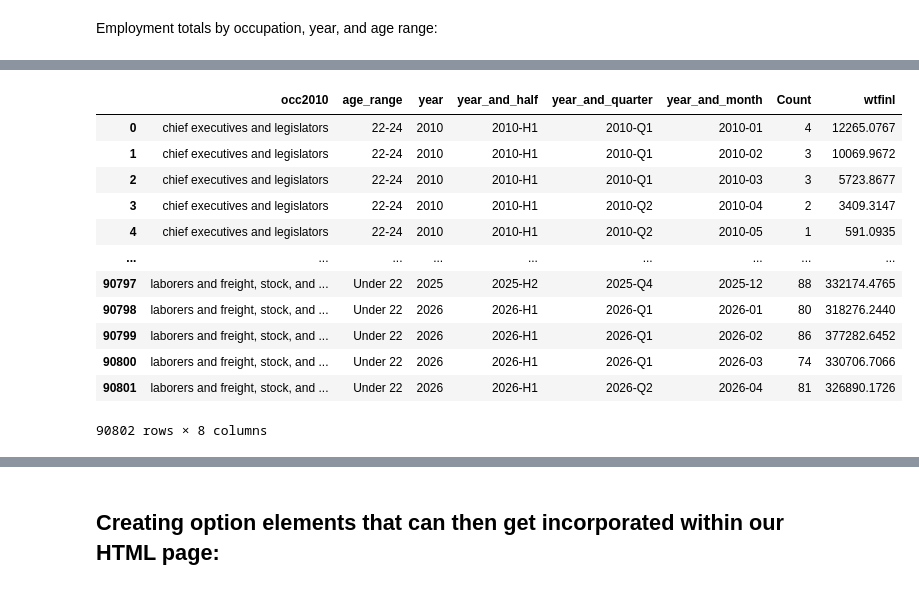
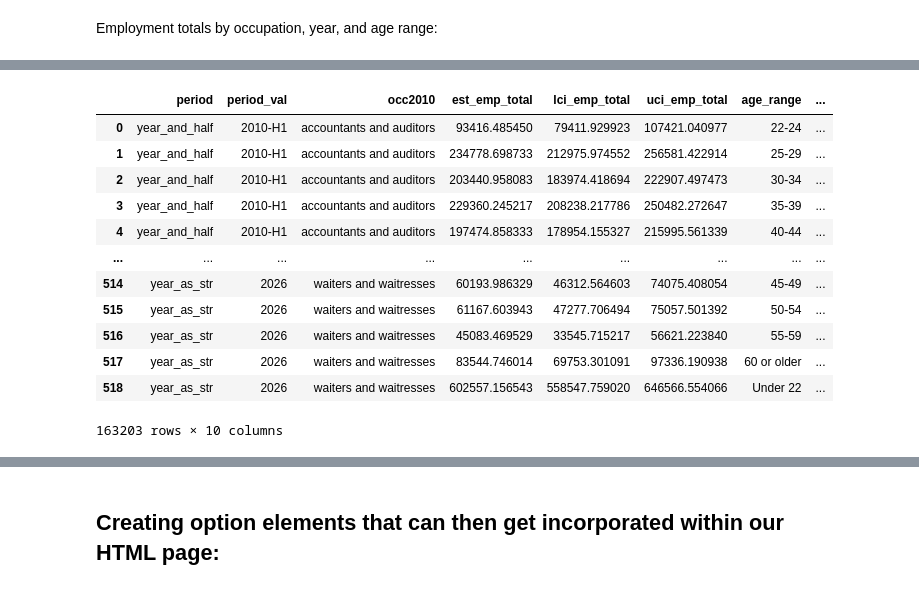
Before and after one commit to kburchfiel/employment_trends, a Jupyter notebook: employment_trends.ipynb, the cells around one changed output, grey strips where cells are left out. Drawn from its saved outputs; the diff is of its cells as text; code cells hidden in the pictures.

```diff
--- a/employment_trends.ipynb
+++ b/employment_trends.ipynb
@@ -156,0 +1164,9 @@ Exporting the dataset into a format that can get read more easily by Danfo.js:
+# %%
+# Trimming out columns that won't be need for the dashboard should help
+# our page load faster.
+# NOTE: If you'll need to keep unemployment %s and employment totals separate in order to save space, you can create
+# two separate cols-for-dashboard lists, one for each type, and then use those to more efficiently save your data to .txt/.csv files.
+cols_for_dashboard = ['period', 'period_val', 'occ2010', 'est_emp_total',
+'lci_emp_total', 'uci_emp_total', 'age_range',
+'Response_Count_emp_total',
+'error_upper_emp_total', 'error_lower_emp_total']
@@ -157,6 +1218,6 @@ Exporting the dataset into a format that can get read more easily by Danfo.js:
 # %%
-with open('datasets/df_occ_by_year.txt', mode = 'w') as file:
-    file.write(str(df_occ_by_year.to_dict(orient='list')))
+with open('Datasets/df_emp_totals_combined.txt', mode = 'w') as file:
+    file.write(str(df_full_emp_totals[cols_for_dashboard].to_dict(orient='list')))
     # Note: the 'list' option produces a more compact file (and thus allows
     # for faster load times) than does the 'records' option, which I had
     # used previously.
@@ -163 +1226,19 @@ with open('datasets/df_occ_by_year.txt', mode = 'w') as file:
+# %%
+with open('Datasets/df_emp_totals_by_period_only.txt', mode = 'w') as file:
+    file.write(str(df_full_emp_totals[cols_for_dashboard].query(
+    "age_range == 'All'").fillna('null').reset_index(drop=True).to_dict(orient='list')))
+    # Note: the 'list' option produces a more compact file (and thus allows
+    # for faster load times) than does the 'records' option, which I had
+    # used previously.
+    # The existing nan values for missing data in our DataFrame will produce
+    # an error within JavaScript, so we'll convert them to 'null' instead.
+    # See https://www.json.org/json-en.html and
+    # https://stackoverflow.com/questions/6601812/sending-nan-in-json
+# %%
+with open('Datasets/df_emp_totals_by_period_and_age_range.txt', mode = 'w') as file:
+    file.write(str(df_full_emp_totals[cols_for_dashboard].query(
+    "age_range != 'All'").fillna('null').reset_index(drop=True).to_dict(orient='list')))
+    # Note: the 'list' option produces a more compact file (and thus allows
+    # for faster load times) than does the 'records' option, which I had
+    # used previously.
 # %%
@@ -237,26 +1256,27 @@ unique_age_ranges
 # %%
-df_occ_by_year_and_age = df.query("(occ2010 in @large_occupations) & (employed == 1)").pivot_table(
-index = ['occ2010', 'age_range', 'year', 'year_and_half', 'year_and_quarter', 'year_and_month'],
-values = ['wtfinl', 'Count'], aggfunc = 'sum').reset_index()
+df_emp_totals_by_year_and_age = df_full_emp_totals[
+cols_for_dashboard].query(
+"(occ2010 in @large_occupations) & age_range != 'All'").copy()
 
-with open('datasets/df_occ_by_year_and_age.txt', mode = 'w') as file:
-    file.write(str(df_occ_by_year_and_age.to_dict(orient='list')))
+with open('Datasets/df_large_occ_emp_totals_by_period_and_age_range.txt',
+mode = 'w') as file:
+    file.write(str(df_emp_totals_by_year_and_age.fillna('null').to_dict(orient='list')))
     # Note: the 'list' option produces a more compact file (and thus allows
     # for faster load times) than does the 'records' option, which I had
     # used previously.
 
-df_occ_by_year_and_age
+df_emp_totals_by_year_and_age
 # %% [output]
-|  | occ2010 | age_range | year | year_and_half | year_and_quarter | year_and_month | Count | wtfinl |
-| 0 | chief executives and legislators | 22-24 | 2010 | 2010-H1 | 2010-Q1 | 2010-01 | 4 | 12265.0767 |
-| 1 | chief executives and legislators | 22-24 | 2010 | 2010-H1 | 2010-Q1 | 2010-02 | 3 | 10069.9672 |
-| 2 | chief executives and legislators | 22-24 | 2010 | 2010-H1 | 2010-Q1 | 2010-03 | 3 | 5723.8677 |
-| 3 | chief executives and legislators | 22-24 | 2010 | 2010-H1 | 2010-Q2 | 2010-04 | 2 | 3409.3147 |
-| 4 | chief executives and legislators | 22-24 | 2010 | 2010-H1 | 2010-Q2 | 2010-05 | 1 | 591.0935 |
+|  | period | period_val | occ2010 | est_emp_total | lci_emp_total | uci_emp_total | age_range | ... |
+| 0 | year_and_half | 2010-H1 | accountants and auditors | 93416.485450 | 79411.929923 | 107421.040977 | 22-24 | ... |
+| 1 | year_and_half | 2010-H1 | accountants and auditors | 234778.698733 | 212975.974552 | 256581.422914 | 25-29 | ... |
+| 2 | year_and_half | 2010-H1 | accountants and auditors | 203440.958083 | 183974.418694 | 222907.497473 | 30-34 | ... |
+| 3 | year_and_half | 2010-H1 | accountants and auditors | 229360.245217 | 208238.217786 | 250482.272647 | 35-39 | ... |
+| 4 | year_and_half | 2010-H1 | accountants and auditors | 197474.858333 | 178954.155327 | 215995.561339 | 40-44 | ... |
 | ... | ... | ... | ... | ... | ... | ... | ... | ... |
-| 90797 | laborers and freight, stock, and ... | Under 22 | 2025 | 2025-H2 | 2025-Q4 | 2025-12 | 88 | 332174.4765 |
-| 90798 | laborers and freight, stock, and ... | Under 22 | 2026 | 2026-H1 | 2026-Q1 | 2026-01 | 80 | 318276.2440 |
-| 90799 | laborers and freight, stock, and ... | Under 22 | 2026 | 2026-H1 | 2026-Q1 | 2026-02 | 86 | 377282.6452 |
-| 90800 | laborers and freight, stock, and ... | Under 22 | 2026 | 2026-H1 | 2026-Q1 | 2026-03 | 74 | 330706.7066 |
-| 90801 | laborers and freight, stock, and ... | Under 22 | 2026 | 2026-H1 | 2026-Q2 | 2026-04 | 81 | 326890.1726 |
+| 514 | year_as_str | 2026 | waiters and waitresses | 60193.986329 | 46312.564603 | 74075.408054 | 45-49 | ... |
+| 515 | year_as_str | 2026 | waiters and waitresses | 61167.603943 | 47277.706494 | 75057.501392 | 50-54 | ... |
+| 516 | year_as_str | 2026 | waiters and waitresses | 45083.469529 | 33545.715217 | 56621.223840 | 55-59 | ... |
+| 517 | year_as_str | 2026 | waiters and waitresses | 83544.746014 | 69753.301091 | 97336.190938 | 60 or older | ... |
+| 518 | year_as_str | 2026 | waiters and waitresses | 602557.156543 | 558547.759020 | 646566.554066 | Under 22 | ... |
-90802 rows × 8 columns
+163203 rows × 10 columns
```
Also changed, not shown: parts of 89 cells of this notebook, 15 other files.
